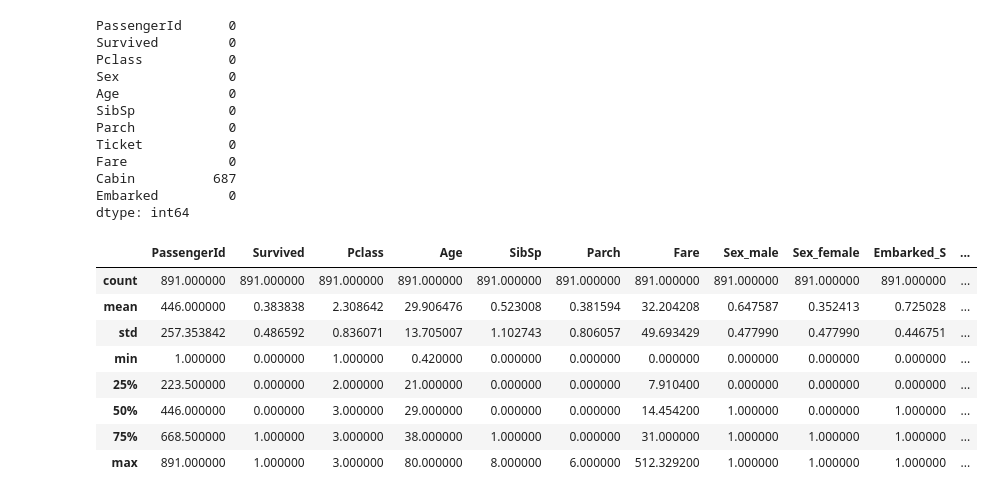
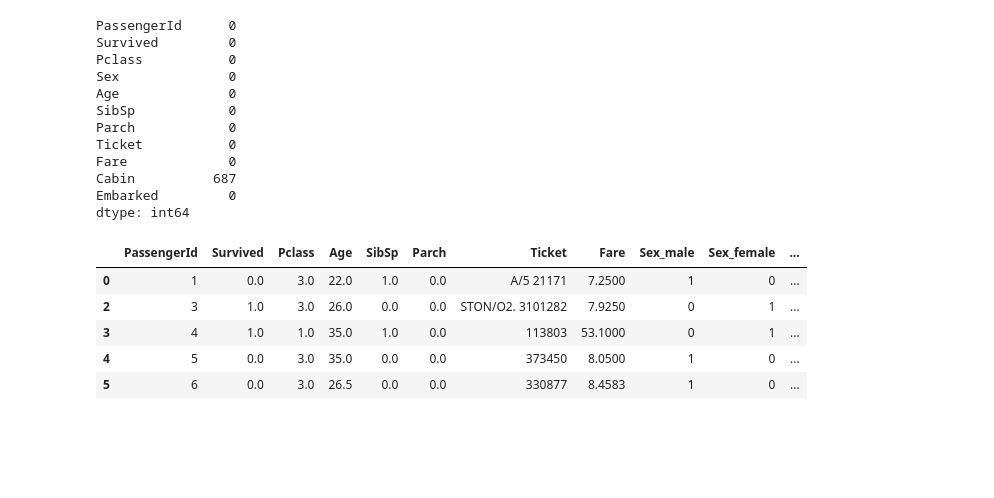
Before and after one commit to rina-bm/ML_journey, a Jupyter notebook: learning/month_01_classic_ml/week_01_classification/day_02_preprocessing/main.ipynb, the cells around one changed output. Saved outputs shown, nothing was run; the diff lists cells and outputs as text; code cells hidden in the pictures; blank space fills up the shorter version.

```diff
--- a/learning/month_01_classic_ml/week_01_classification/day_02_preprocessing/main.ipynb
+++ b/learning/month_01_classic_ml/week_01_classification/day_02_preprocessing/main.ipynb
@@ -89,3 +89,18 @@ df_train['Embarked'].value_counts().plot.bar()
 # %% [output]
 <Axes: xlabel='Embarked'>
 [figure]
+# %%
+#одномерный IQR
+
+Q1 = df_train['Fare'].quantile(0.25)
+Q3 = df_train['Fare'].quantile(0.75)
+
+IQR = Q3 - Q1
+lower = Q1 - 1.5*IQR
+upper = Q3 + 1.5*IQR
+
+df_train = df_train[(df_train['Fare'] >= lower) & (df_train['Fare'] <= upper)]
+
+plt.boxplot(df_train["Fare"])
+plt.ylabel(df_train["Fare"])
+plt.show()
@@ -233,14 +244,11 @@ df_train = one.fit_transform(df_train)
 # %%
 df_train = df_train.drop(columns='Cabin')
 # %%
-df_train.describe()
+df_train.head()
 # %% [output]
-|  | PassengerId | Survived | Pclass | Age | SibSp | Parch | Fare | Sex_male | Sex_female | Embarked_S | ... |
-| count | 891.000000 | 891.000000 | 891.000000 | 891.000000 | 891.000000 | 891.000000 | 891.000000 | 891.000000 | 891.000000 | 891.000000 | ... |
-| mean | 446.000000 | 0.383838 | 2.308642 | 29.906476 | 0.523008 | 0.381594 | 32.204208 | 0.647587 | 0.352413 | 0.725028 | ... |
-| std | 257.353842 | 0.486592 | 0.836071 | 13.705007 | 1.102743 | 0.806057 | 49.693429 | 0.477990 | 0.477990 | 0.446751 | ... |
-| min | 1.000000 | 0.000000 | 1.000000 | 0.420000 | 0.000000 | 0.000000 | 0.000000 | 0.000000 | 0.000000 | 0.000000 | ... |
-| 25% | 223.500000 | 0.000000 | 2.000000 | 21.000000 | 0.000000 | 0.000000 | 7.910400 | 0.000000 | 0.000000 | 0.000000 | ... |
-| 50% | 446.000000 | 0.000000 | 3.000000 | 29.000000 | 0.000000 | 0.000000 | 14.454200 | 1.000000 | 0.000000 | 1.000000 | ... |
-| 75% | 668.500000 | 1.000000 | 3.000000 | 38.000000 | 1.000000 | 0.000000 | 31.000000 | 1.000000 | 1.000000 | 1.000000 | ... |
-| max | 891.000000 | 1.000000 | 3.000000 | 80.000000 | 8.000000 | 6.000000 | 512.329200 | 1.000000 | 1.000000 | 1.000000 | ... |
+|  | PassengerId | Survived | Pclass | Age | SibSp | Parch | Ticket | Fare | Sex_male | Sex_female | ... |
+| 0 | 1 | 0.0 | 3.0 | 22.0 | 1.0 | 0.0 | A/5 21171 | 7.2500 | 1 | 0 | ... |
+| 2 | 3 | 1.0 | 3.0 | 26.0 | 0.0 | 0.0 | STON/O2. 3101282 | 7.9250 | 0 | 1 | ... |
+| 3 | 4 | 1.0 | 1.0 | 35.0 | 1.0 | 0.0 | 113803 | 53.1000 | 0 | 1 | ... |
+| 4 | 5 | 0.0 | 3.0 | 35.0 | 0.0 | 0.0 | 373450 | 8.0500 | 1 | 0 | ... |
+| 5 | 6 | 0.0 | 3.0 | 26.5 | 0.0 | 0.0 | 330877 | 8.4583 | 1 | 0 | ... |
```
Also changed, not shown: parts of 7 cells of this notebook, 2 other files.
